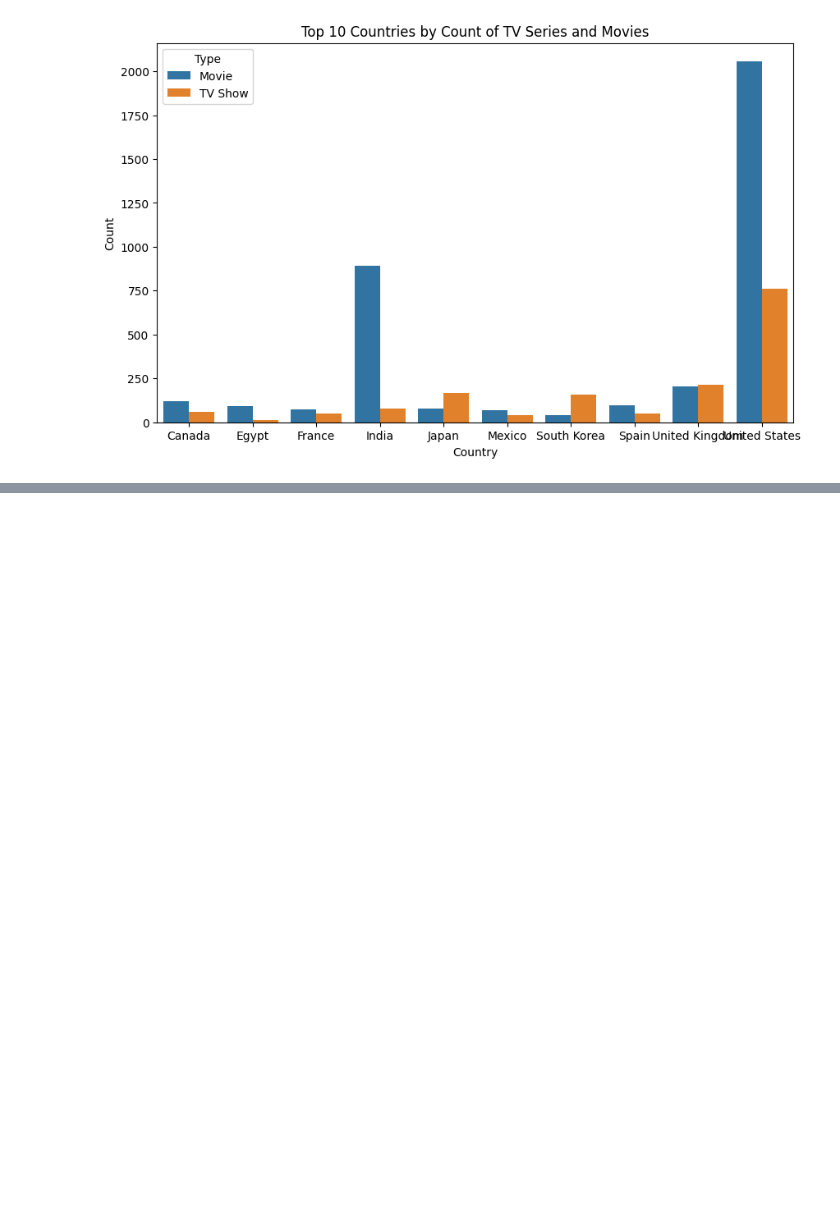
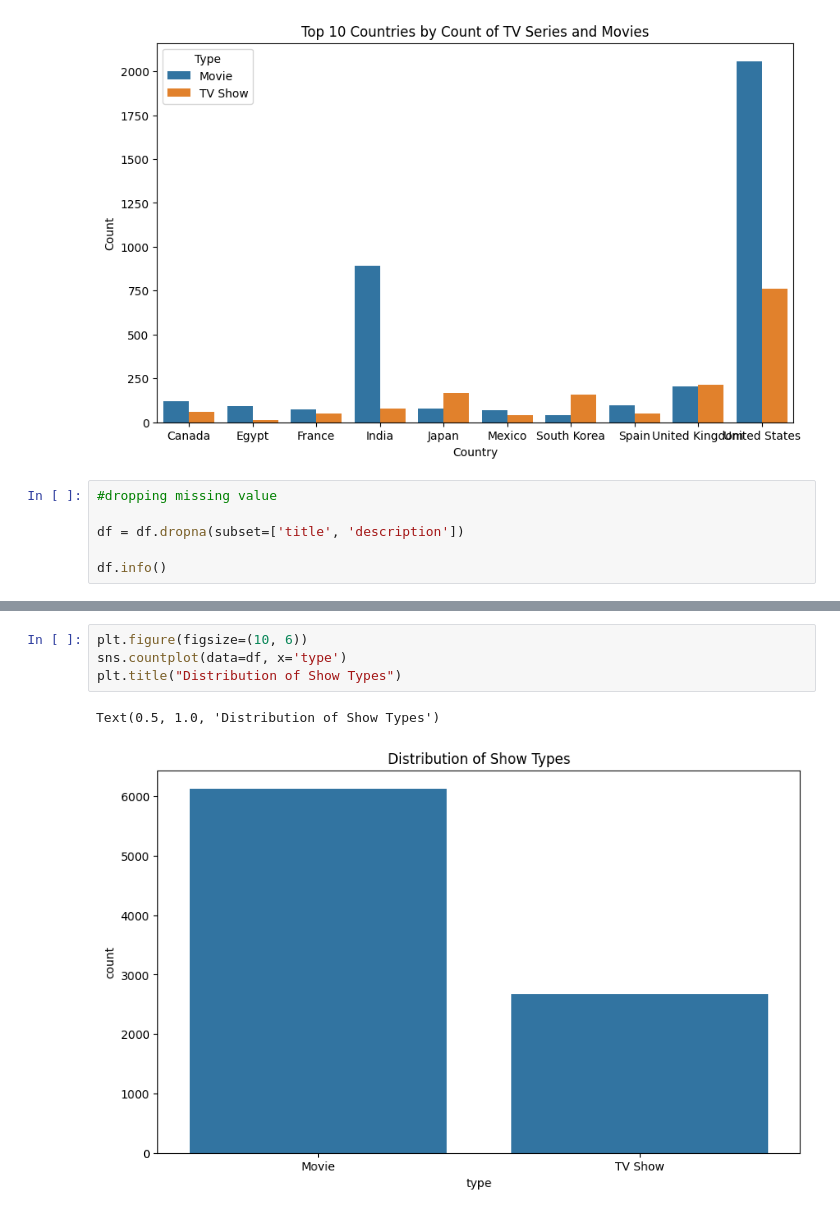
Before and after one commit to yvnalv/Movie-Recommendation, a Jupyter notebook: notebooks/mov_rec.ipynb, the cells around one changed output, grey strips where cells are left out. Saved outputs shown, nothing was run; the diff lists cells and outputs as text; blank space fills up the shorter version.

```diff
--- a/notebooks/mov_rec.ipynb
+++ b/notebooks/mov_rec.ipynb
@@ -58,3 +58,9 @@ plt.legend(title='Type')
 plt.show()
 # %% [output]
 [figure]
+# %%
+#dropping missing value
+
+df = df.dropna(subset=['title', 'description'])
+
+df.info()
@@ -60,0 +87,7 @@ plt.show()
+# %%
+plt.figure(figsize=(10, 6))
+sns.countplot(data=df, x='type')
+plt.title("Distribution of Show Types")
+# %% [output]
+Text(0.5, 1.0, 'Distribution of Show Types')
+[figure, added]
```
Also changed, not shown: parts of 9 cells of this notebook, 14 other files.
